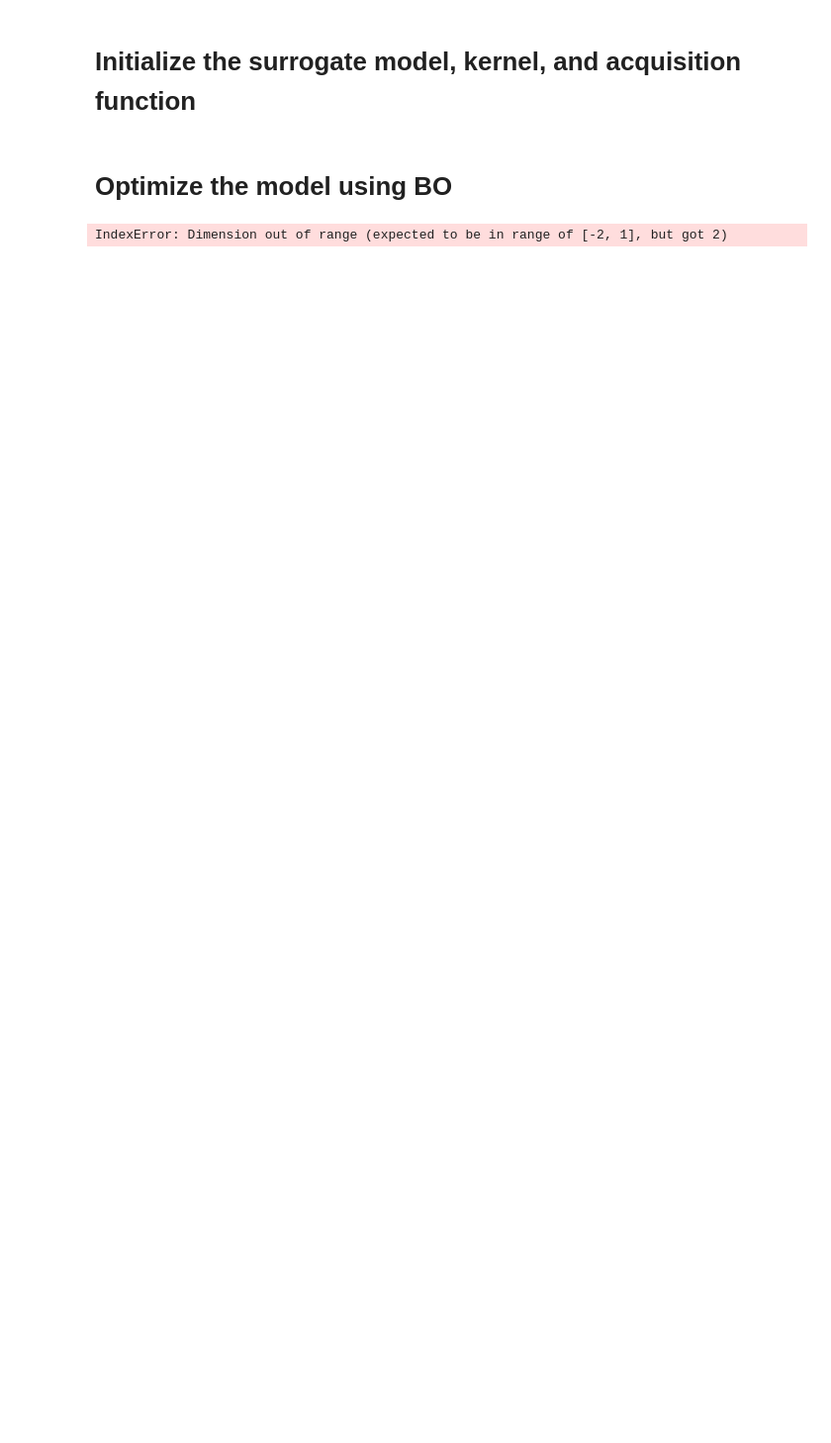
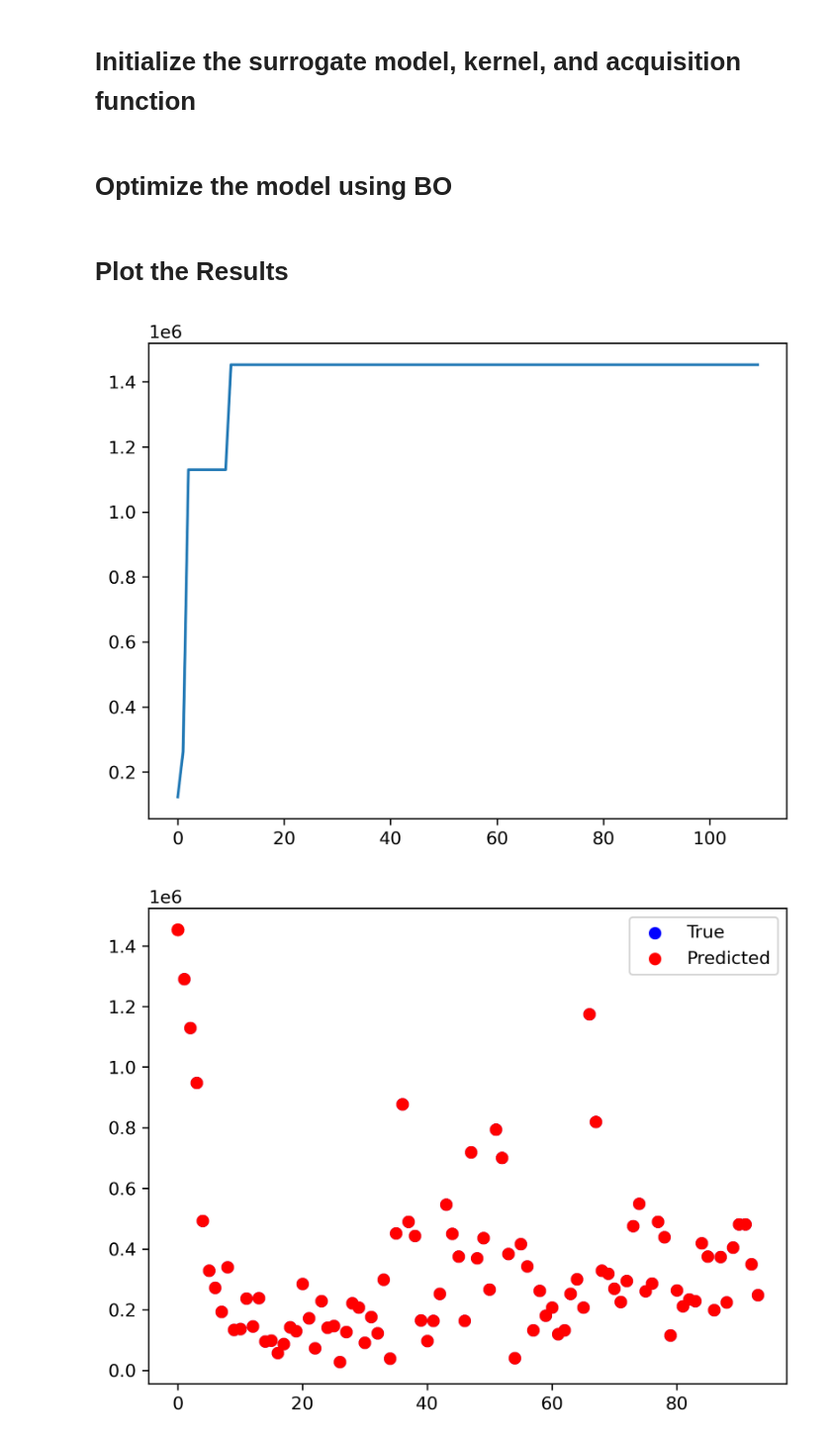
Before and after one commit to standw7/STP-Research, a Jupyter notebook: ResearchFiles/BO_Script.ipynb, the cells around one changed output. Shown: that part at 99% size. Drawn from its saved outputs; the diff is of its cells as text; code cells hidden in the pictures; blank space fills up the shorter version.

```diff
--- a/ResearchFiles/BO_Script.ipynb
+++ b/ResearchFiles/BO_Script.ipynb
@@ -50,19 +97,2 @@ print(data.shape)
 # %% [markdown]
 # Initialize the surrogate model, kernel, and acquisition function
-# %%
-randSample = random.sample(range(0, idxs), 5)
-X = X.clone()[randSample]
-y = y.clone()[randSample]
-
-bestX = X[torch.argmax(y)]
-bestY = y.max()
-
-# define the model
-model = SingleTaskGP(X, y)
-mll = ExactMarginalLogLikelihood(model.likelihood, model)
-
-# fit the model
-fit_gpytorch_mll(mll)
-
-# define the acquisition function use Expected Improvement
-EI = qExpectedImprovement(model, best_f=bestY)
@@ -69,43 +132,2 @@ EI = qExpectedImprovement(model, best_f=bestY)
 # %% [markdown]
 # Optimize the model using BO
-# %%
-optimizationCycles = 100
-initialExp = 10
-
-# optimize the acquisition function using Bayesian Optimization with botorch
-bounds = torch.stack([torch.zeros(X.shape[1]), torch.ones(X.shape[1])])
-
-for i in trange(optimizationCycles):
-    model = SingleTaskGP(X, y)
-    mll = ExactMarginalLogLikelihood(model.likelihood, model)
-    fit_gpytorch_mll(mll)
-
-    EI = qExpectedImprovement(model, best_f=bestY)
-
-    # optimize the acquisition function
-    new_X, _ = optimize_acqf(acq_function=EI, bounds=bounds, q=1, num_restarts=5, raw_samples=initialExp)
-
-    # update the X and y values
-    X = torch.cat((X, new_X))
-    y = torch.cat((y, new_y))
-
-#     # update the model
-#     model = SingleTaskGP(X, y)
-
-#     mll = ExactMarginalLogLikelihood(model.likelihood, model)
-#     fit_gpytorch_mll(mll)
-
-#     # update the acquisition function
-#     EI = qExpectedImprovement(model, best_f=y.max())
-
-#     # update the bounds
-#     bounds = torch.stack([torch.zeros(X.shape[1]), torch.ones(X.shape[1])])
-
-# # plot the results as y value vs index of the sample as a scatter plot
-# plt.scatter(range(0, len(y)), y)
-# plt.show()
-
-
-y
-# %% [output]
-IndexError: Dimension out of range (expected to be in range of [-2, 1], but got 2)
@@ -111,0 +189,18 @@ IndexError: Dimension out of range (expected to be in range of [-2, 1], but got
+# %% [markdown]
+# Plot the Results
+# %%
+plt.plot(np.maximum.accumulate(y.detach().numpy()), label='True')
+plt.show()
+
+# find the indexes of the values that were found from the y_
+
+
+# plot the values found over the initial dataset as a new scatter plot. The x axis should be the index and the y axis should be the value of the output data
+plt.scatter(range(len(y_)), y_.detach().numpy(), label='True', color='blue')
+plt.scatter(idxs.detach().numpy(), y.detach().numpy(), label='Predicted', color='red')
+
+plt.legend()
+plt.show()
+# %% [output]
+[figure, added]
+[figure, added]
```
Also changed, not shown: parts of 7 cells of this notebook.
